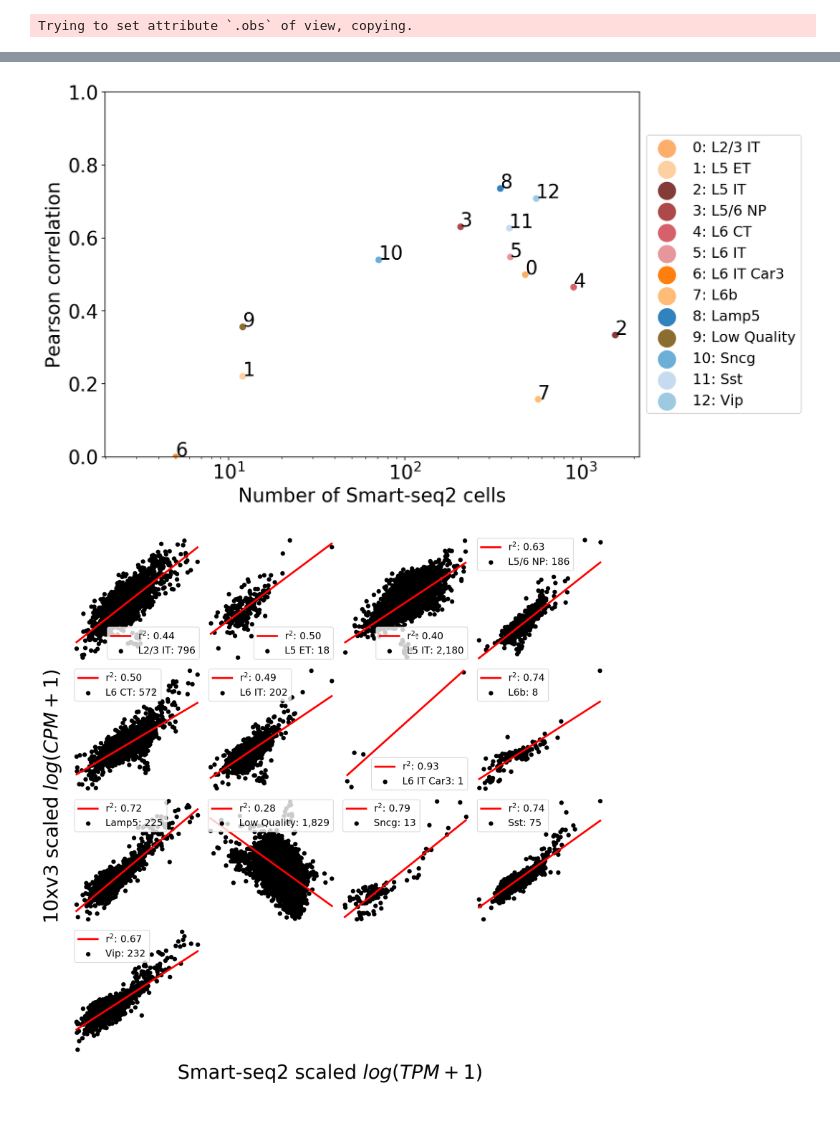
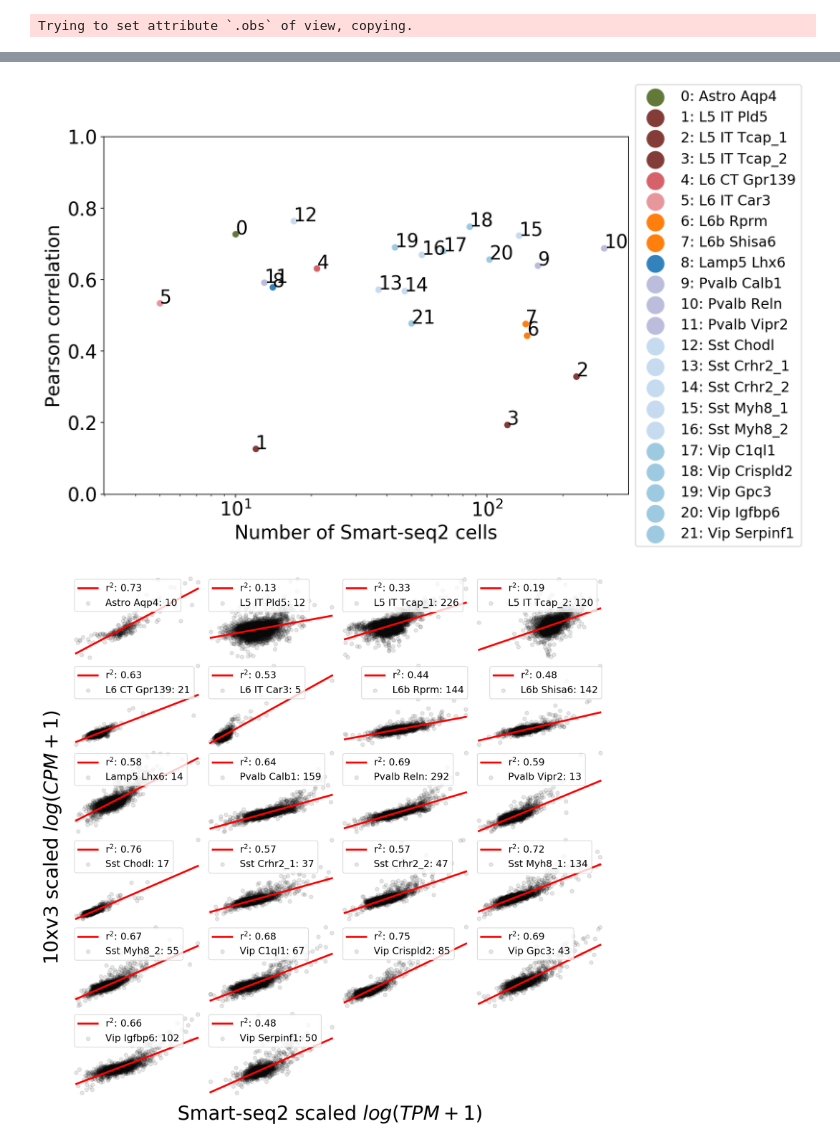
Before and after one commit to pachterlab/BYVSTZP_2020, a Jupyter notebook: analysis/final/10x_isoform.ipynb, the cells around one changed output, grey strips where cells are left out. Drawn from its saved outputs; the diff is of its cells as text; code cells hidden in the pictures; blank space fills up the shorter version.

```diff
--- a/analysis/final/10x_isoform.ipynb
+++ b/analysis/final/10x_isoform.ipynb
@@ -428 +531,4 @@ For each cluster we want a list of 200 isoforms that are the most highly express
+# %%
+ss_mat = ss.X
+ss_ass = ss.obs.cluster_label.values
 # %%
@@ -439,30 +539,24 @@ unique = np.intersect1d(np.unique(tenx_ass), np.unique(ss_ass))
 def nd(arr):
     return np.asarray(arr).reshape(-1)
 # %%
-mat = tenx.layers["X"]
-
-#n=500
-threshold = 5
-frac = 0.9
+mat = tenx.layers["log1p"]
 
 lower = 0.5
-upper = 0.6
 
-#threshold=0.9
 
 bool_mask = np.zeros((unique.shape[0], features.shape[0]), dtype=bool)
 
 for uidx, u in enumerate(unique):
-    print("{} of {}: {}".format(uidx+1, unique.shape[0], u))
     t_mat, _ = split_by_target(mat, tenx_ass, u)
 
     numc = t_mat.shape[0]
     numnz = (t_mat>0).sum(axis=0)
 
-    arr = np.logical_and(nd(numnz>lower*numc), nd(numnz<upper*numc))
+    #arr = np.logical_and(nd(numnz>lower*numc), nd(numnz<upper*numc))
+    arr = nd(numnz>lower*numc)
 
     #arr = np.logical_and(np.array(t_mat.mean(axis=0)>threshold).reshape(-1), (np.array((t_mat>0).sum(axis=0)>t_mat.shape[0]*frac).reshape(-1)))
-    print(arr.sum())
+    print("[{} of {}] {:,}: {}".format(uidx+1, unique.shape[0],arr.sum(), u) )
 
     #argnmax = arr.argsort()[-n:][::-1]
 
@@ -539,2 +626,2 @@ r2
 # %%
-ss_size = ss.obs["subclass_label"].value_counts()[unique]
+ss_size = ss.obs["cluster_label"].value_counts()[unique]
@@ -561,22 +628,43 @@ Name: subclass_label, dtype: int64
+# %%
+cluster_cmap = {
+"Astro": (0.38823529411764707, 0.4745098039215686,  0.2235294117647059 ),  # 637939,
+"Endo" : (0.5490196078431373,  0.6352941176470588,  0.3215686274509804 ),  # 8ca252,
+"SMC"  : (0.7098039215686275,  0.8117647058823529,  0.4196078431372549 ),  # b5cf6b,
+"VLMC" : (0.807843137254902,   0.8588235294117647,  0.611764705882353  ),  # cedb9c,
+"Low Quality" : (0,0,0),
+"L2/3 IT" : (0.9921568627450981,  0.6823529411764706,  0.4196078431372549  ),  # fdae6b
+"L5 ET" : (0.9921568627450981,  0.8156862745098039,  0.6352941176470588  ),  # fdd0a2
+"L5 IT" : (0.5176470588235295,  0.23529411764705882, 0.2235294117647059 ),  # 843c39
+"L5/6 NP": "#D43F3A",
+"L6 CT" : (0.8392156862745098,  0.3803921568627451,  0.4196078431372549 ),  # d6616b
+"L6 IT" : (0.9058823529411765,  0.5882352941176471,  0.611764705882353  ),  # e7969c
+"L6b" : (1.0,                 0.4980392156862745,  0.054901960784313725),  # ff7f0e
+"L6 IT Car3" : (1.0,                 0.7333333333333333,  0.47058823529411764 ),  # ffbb78
+"Lamp5" : (0.19215686274509805, 0.5098039215686274,  0.7411764705882353  ),  # 3182bd # blues
+"Sncg" : (0.4196078431372549,  0.6823529411764706,  0.8392156862745098  ),  # 6baed6
+"Vip" : (0.6196078431372549,  0.792156862745098,   0.8823529411764706  ),  # 9ecae1
+"Sst" : (0.7764705882352941,  0.8588235294117647,  0.9372549019607843  ),  # c6dbef
+"Pvalb":(0.7372549019607844,  0.7411764705882353,  0.8627450980392157  ),  # bcbddc
+}
 # %%
 fig, ax = plt.subplots(figsize=(10,7))
 
 x = ss_size
 y = r2
 
 for i, txt in enumerate(unique):
     ax.annotate(i, (x[i], y[i]))
-    ax.scatter(x[i], y[i], label="{}: {}".format(i, txt), color=cluster_cmap[txt])
+    ax.scatter(x[i], y[i], label="{}: {}".format(i, txt),color=cluster_cmap[" ".join(txt.split(" ")[0:-1])])
 ax.set_ylim((0, 1))
 ax.set_xscale("log")
 
 ax.set_xlabel("Number of Smart-seq2 cells")
 ax.set_ylabel("Pearson correlation")
 ax.legend(fontsize=15,loc='center left', bbox_to_anchor=(1, 0.5), markerscale=3)
-#plt.savefig("./level_1_fig/10_correlation.png", bbox_inches='tight', dpi=300)
+plt.savefig("./figures/10x_cluster_isoform_correlation_.png", bbox_inches='tight', dpi=300)
 plt.show()
 # %% [output]
-[figure, old version]
+[figure, new version]
 # %%
 def trim_axs(axs, N):
     """little helper to massage the axs list to have correct length..."""
@@ -585,7 +673,7 @@ def trim_axs(axs, N):
         ax.remove()
     return axs[:N]
 # %%
-fig, ax = plt.subplots(figsize=(15,15), ncols=4, nrows=4)
+fig, ax = plt.subplots(figsize=(15,15), ncols=4, nrows=6)
 fig.subplots_adjust(hspace=0, wspace=0)
 axs = trim_axs(ax, len(unique))
 
@@ -596,7 +684,7 @@ for cidx, (ax, c) in enumerate(zip(axs, unique)):
     y = tenx_x[cidx]
 
 
-    ax.scatter(x, y, label="{}: {:,}".format(c, ss_size[cidx]), color="k")
+    ax.scatter(x, y, label="{}: {:,}".format(c, ss_size[cidx]), color="k", alpha=0.1)
 
     slope, intercept, r_value, p_value, std_err = stats.linregress(x, y)
 
@@ -609,10 +697,12 @@ for cidx, (ax, c) in enumerate(zip(axs, unique)):
     ax.xaxis.set_ticklabels([])
     ax.yaxis.set_ticklabels([])
     ax.set_axis_off()
+    if c == "Low Quality":
+        ax.set_axis_on()
 fig.text(0.5, 0.1, 'Smart-seq2 scaled $log(TPM+1)$', ha='center', va='center', fontsize=30)
 fig.text(0.1, 0.5, '10xv3 scaled $log(CPM+1)$', ha='center', va='center', rotation='vertical', fontsize=30)
-#plt.savefig("./additional_figs/10x_correlation.png", bbox_inches='tight',dpi=300)
+plt.savefig("./figures/10x_cluster_isoform_correlation_scatter.png", bbox_inches='tight',dpi=300)
 
 plt.show()
 # %% [output]
-[figure, old version]
+[figure, new version]
```
Also changed, not shown: parts of 102 cells of this notebook, 6 other files.
